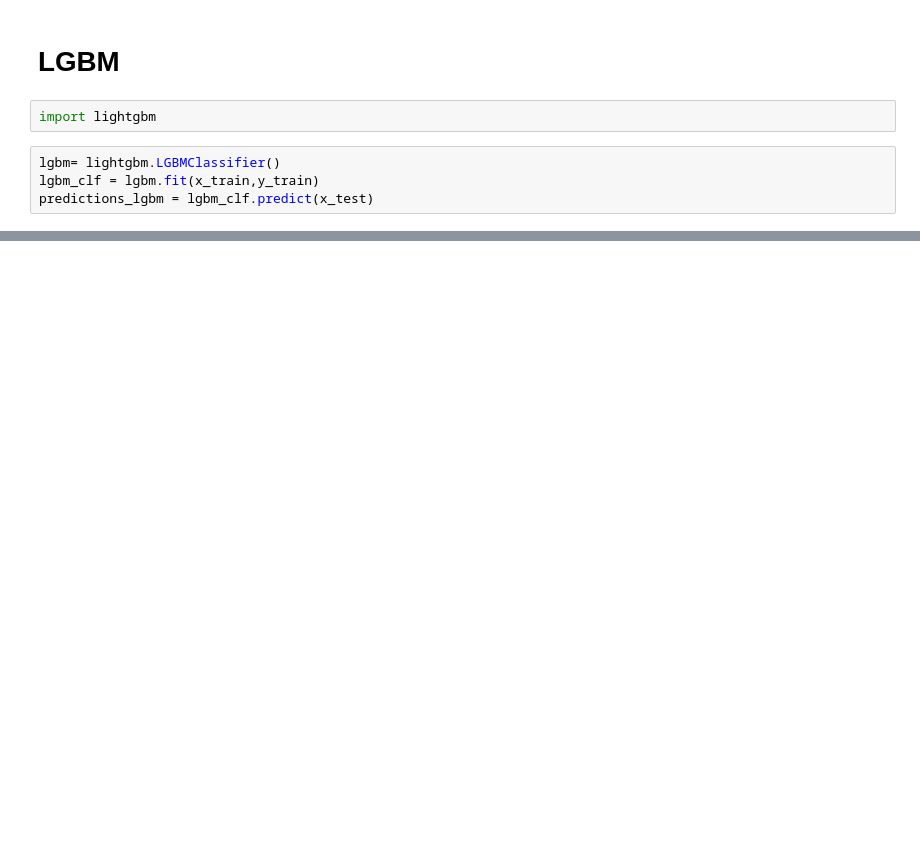
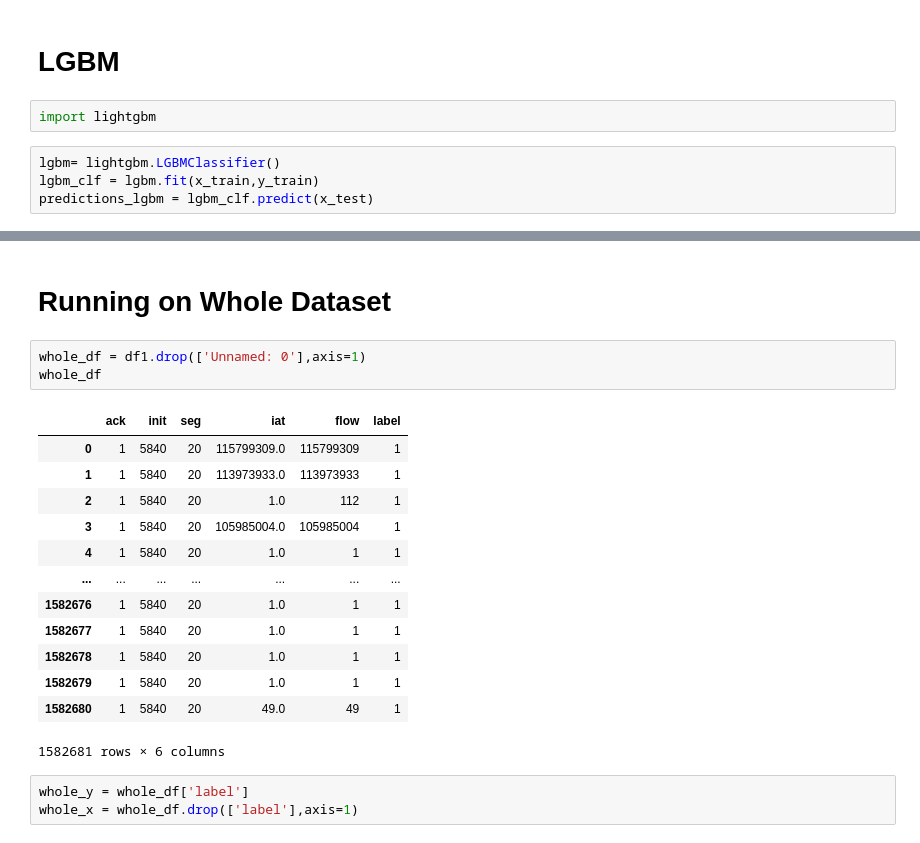
Before and after one commit to NielParekh/Detection-of-DDoS-attacks-on-Android-devices, a Jupyter notebook: second_cut.ipynb, the cells around one changed output, grey strips where cells are left out. Drawn from its saved outputs; the diff is of its cells as text; blank space fills up the shorter version.

```diff
--- a/second_cut.ipynb
+++ b/second_cut.ipynb
@@ -579,0 +539,22 @@ rf f1 score -> 1.0
+# %% [markdown]
+# Running on Whole Dataset
+# %%
+whole_df = df1.drop(['Unnamed: 0'],axis=1)
+whole_df
+# %% [output]
+|  | ack | init | seg | iat | flow | label |
+| 0 | 1 | 5840 | 20 | 115799309.0 | 115799309 | 1 |
+| 1 | 1 | 5840 | 20 | 113973933.0 | 113973933 | 1 |
+| 2 | 1 | 5840 | 20 | 1.0 | 112 | 1 |
+| 3 | 1 | 5840 | 20 | 105985004.0 | 105985004 | 1 |
+| 4 | 1 | 5840 | 20 | 1.0 | 1 | 1 |
+| ... | ... | ... | ... | ... | ... | ... |
+| 1582676 | 1 | 5840 | 20 | 1.0 | 1 | 1 |
+| 1582677 | 1 | 5840 | 20 | 1.0 | 1 | 1 |
+| 1582678 | 1 | 5840 | 20 | 1.0 | 1 | 1 |
+| 1582679 | 1 | 5840 | 20 | 1.0 | 1 | 1 |
+| 1582680 | 1 | 5840 | 20 | 49.0 | 49 | 1 |
+1582681 rows × 6 columns
+# %%
+whole_y = whole_df['label']
+whole_x = whole_df.drop(['label'],axis=1)
```
Also changed, not shown: parts of 30 cells of this notebook.
